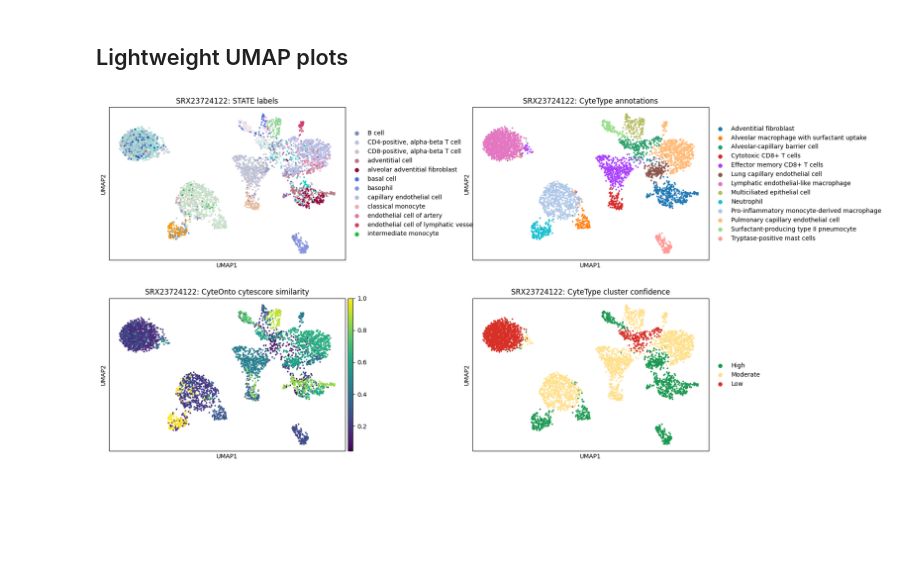
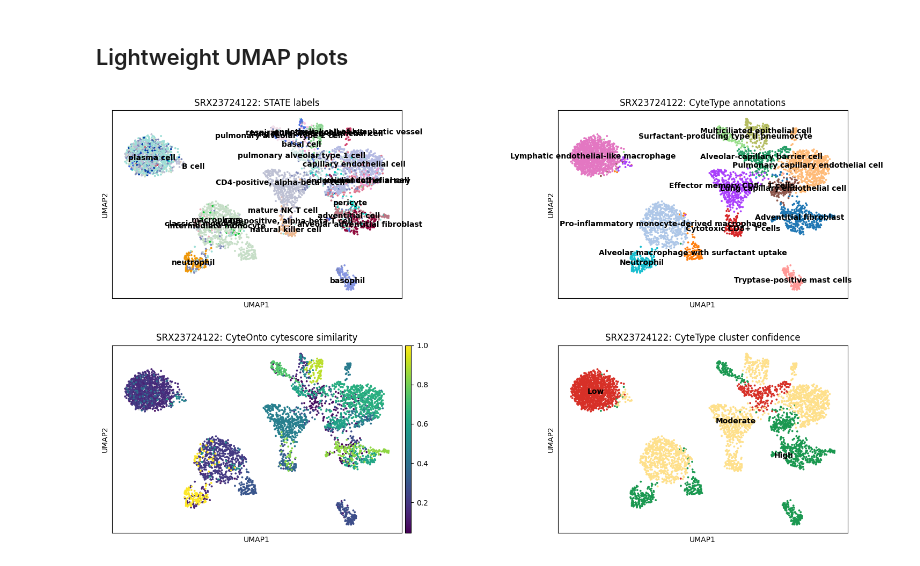
Before and after one commit to otodreas/scBaseCount_Pipeline, a Jupyter notebook: writeups/state_vs_cytetype/annotation_inspection.ipynb, the cells around one changed output. Saved outputs shown, nothing was run; the diff lists cells and outputs as text; code cells hidden in the pictures; blank space fills up the shorter version.

```diff
--- a/writeups/state_vs_cytetype/annotation_inspection.ipynb
+++ b/writeups/state_vs_cytetype/annotation_inspection.ipynb
@@ -218,33 +218,33 @@ confidence_by_cluster = {
 }
 adata.obs["cytetype_confidence"] = pd.Categorical(
     adata.obs[cluster_key].map(confidence_by_cluster),
     categories=["High", "Moderate", "Low"],
     ordered=True,
 )
 
 confidence_palette = {"Low": "#d73027", "Moderate": "#fee08b", "High": "#1a9850"}
 set_colors_for_categorical_obs(adata, "cytetype_confidence", confidence_palette)
 
 fig = sc.pl.umap(
     adata,
     color=[
         "cell_type",
         "cytetype_annotation_leiden_merged",
         "cytescore_similarity",
         "cytetype_confidence",
     ],
     title=[
         f"{accession}: STATE labels",
         f"{accession}: CyteType annotations",
         f"{accession}: CyteOnto cytescore similarity",
         f"{accession}: CyteType cluster confidence",
     ],
     ncols=2,
-    legend_loc="right margin",
+    legend_loc="on data",
     size=30,
     wspace=0.4,
     return_fig=True,
 )
-fig.savefig(FIGS_DIR / "umap_example_accession.png", dpi=150, bbox_inches="tight")
+fig.savefig(FIGS_DIR / "umap_example_accession.png", dpi=50, bbox_inches="tight")
 # %% [output]
-[figure, old version]
+[figure, new version]
```
Also changed, not shown: 2 other files.
